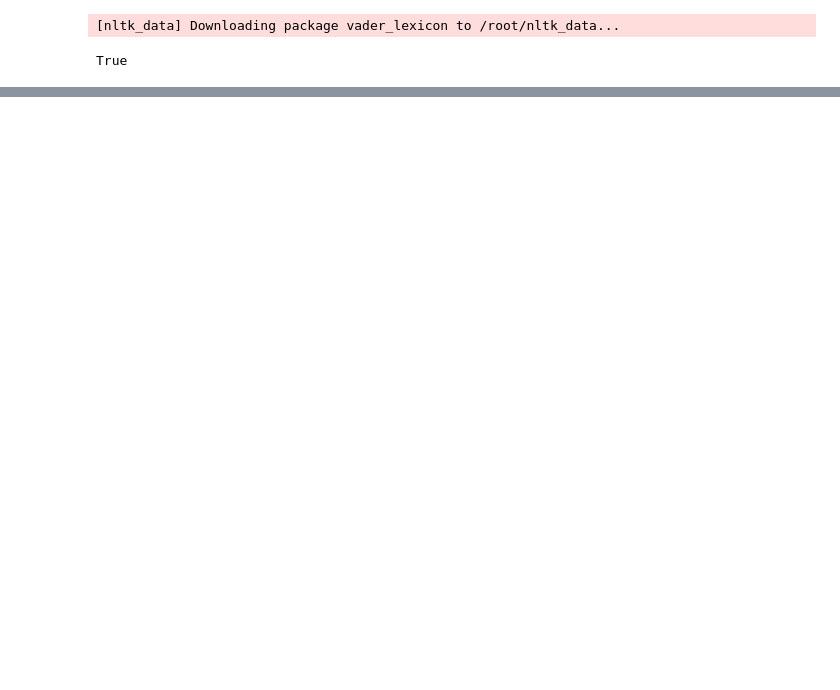
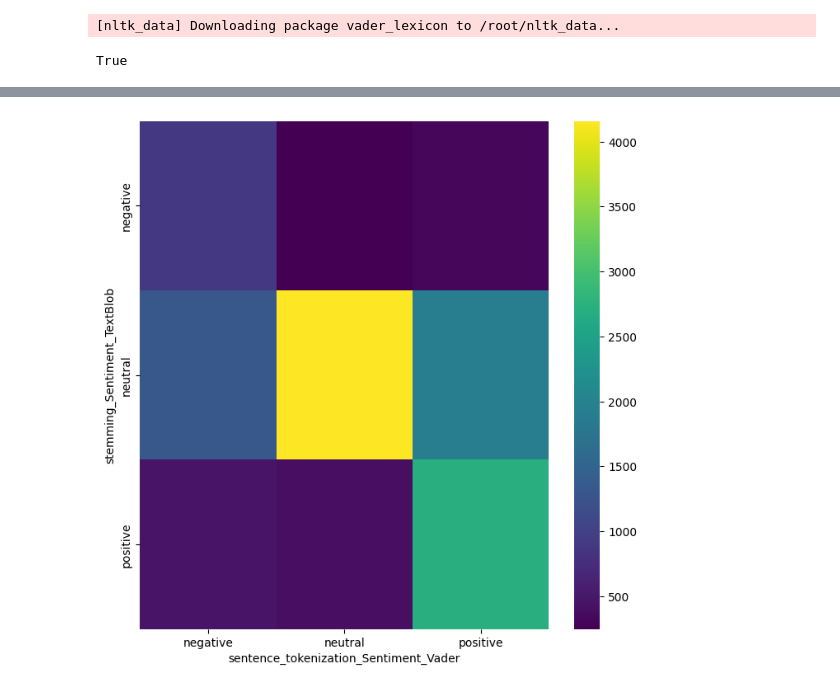
Before and after one commit to yRavi21/Sentiment-analysis, a Jupyter notebook: YouTube_sentiment_analysis.ipynb, the cells around one changed output, grey strips where cells are left out. Drawn from its saved outputs; the diff is of its cells as text; code cells hidden in the pictures; blank space fills up the shorter version.

```diff
--- a/YouTube_sentiment_analysis.ipynb
+++ b/YouTube_sentiment_analysis.ipynb
@@ -459,0 +646,16 @@ df_processed = pd.read_csv('df_processed.csv')
+# %%
+# @title sentence_tokenization_Sentiment_Vader vs stemming_Sentiment_TextBlob
+
+from matplotlib import pyplot as plt
+import seaborn as sns
+import pandas as pd
+plt.subplots(figsize=(8, 8))
+df_2dhist = pd.DataFrame({
+    x_label: grp['stemming_Sentiment_TextBlob'].value_counts()
+    for x_label, grp in df.groupby('sentence_tokenization_Sentiment_Vader')
+})
+sns.heatmap(df_2dhist, cmap='viridis')
+plt.xlabel('sentence_tokenization_Sentiment_Vader')
+_ = plt.ylabel('stemming_Sentiment_TextBlob')
+# %% [output]
+[figure, added]
```
Also changed, not shown: parts of 81 cells of this notebook.
